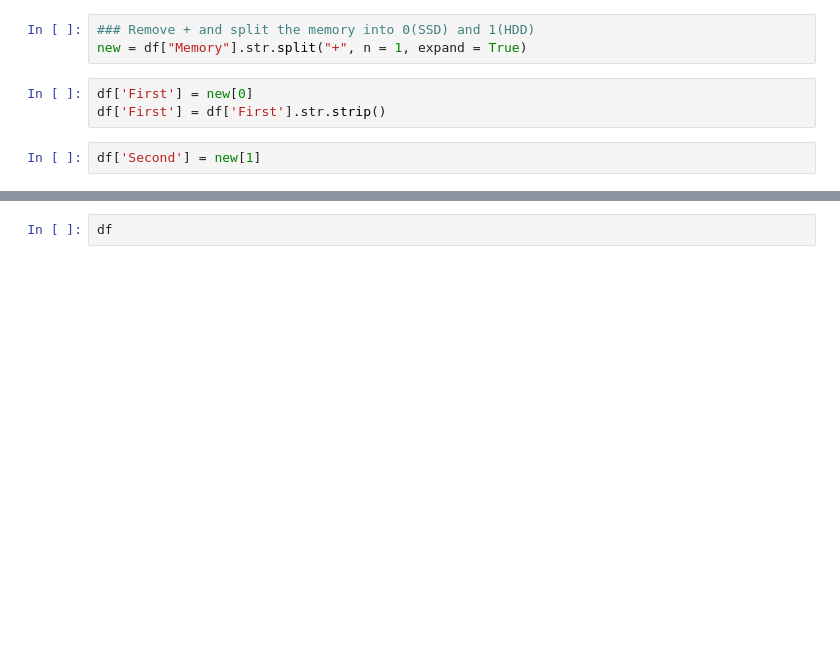
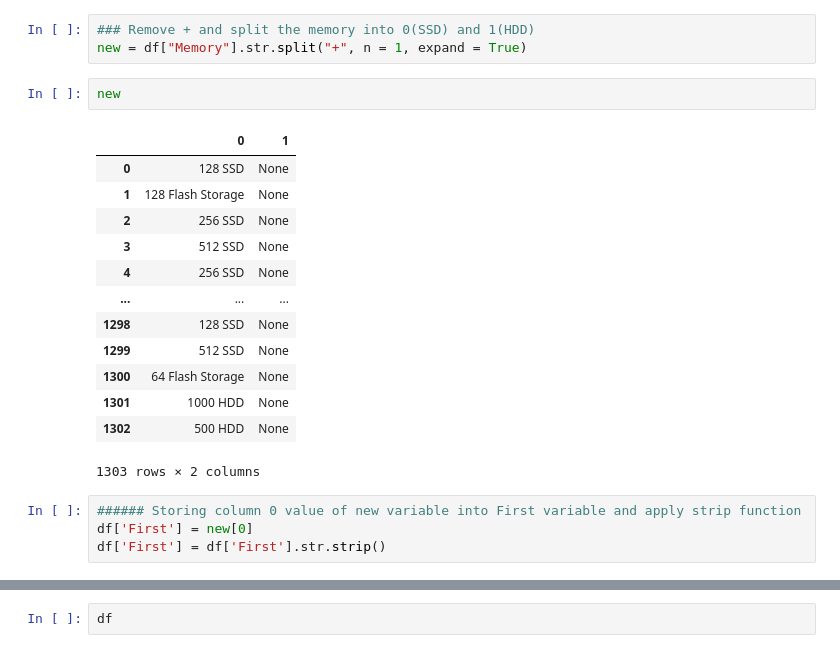
Before and after one commit to lalchhabi/laptop_price_predictor, a Jupyter notebook: Laptop_price_predictor.ipynb, the cells around one changed output, grey strips where cells are left out. Saved outputs shown, nothing was run; the diff lists cells and outputs as text; blank space fills up the shorter version.

```diff
--- a/Laptop_price_predictor.ipynb
+++ b/Laptop_price_predictor.ipynb
@@ -553,8 +546,23 @@ df['Memory'] = df['Memory'].str.replace('TB','000')
 # %%
 ### Remove + and split the memory into 0(SSD) and 1(HDD)
 new = df["Memory"].str.split("+", n = 1, expand = True)
+# %%
+new
+# %% [output]
+|  | 0 | 1 |
+| 0 | 128 SSD | None |
+| 1 | 128 Flash Storage | None |
+| 2 | 256 SSD | None |
+| 3 | 512 SSD | None |
+| 4 | 256 SSD | None |
+| ... | ... | ... |
+| 1298 | 128 SSD | None |
+| 1299 | 512 SSD | None |
+| 1300 | 64 Flash Storage | None |
+| 1301 | 1000 HDD | None |
+| 1302 | 500 HDD | None |
+1303 rows × 2 columns
 # %%
+###### Storing column 0 value of new variable into First variable and apply strip function
 df['First'] = new[0]
 df['First'] = df['First'].str.strip()
-# %%
-df['Second'] = new[1]
```
Also changed, not shown: parts of 68 cells of this notebook, 9 other files.
